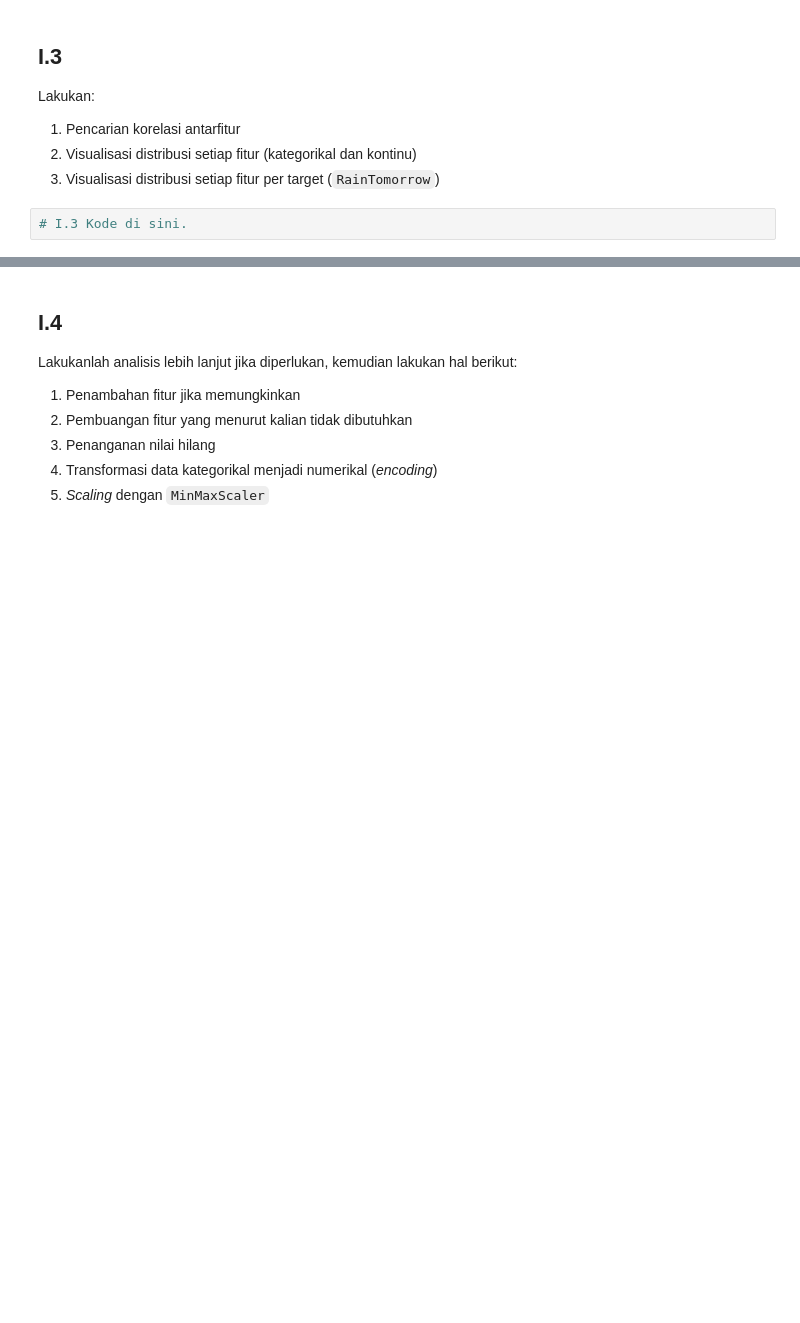
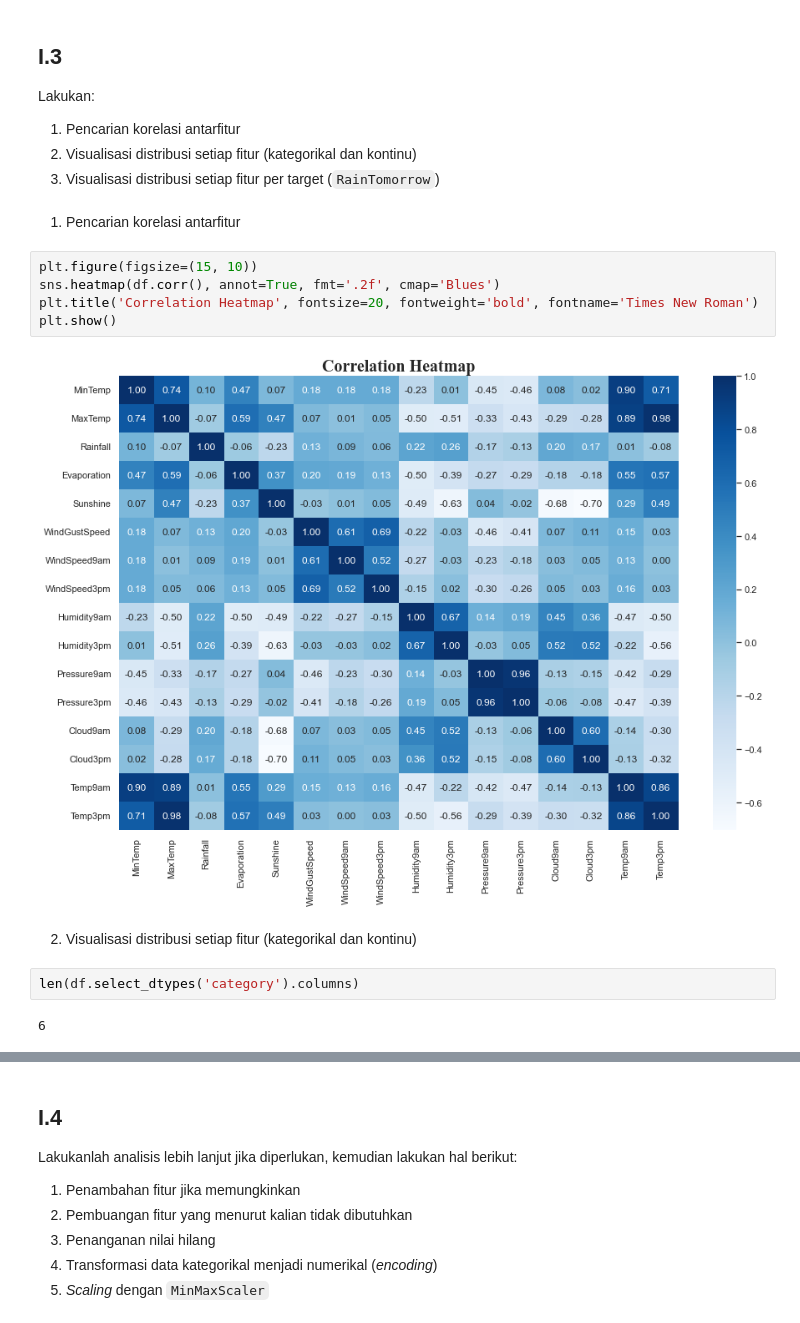
Before and after one commit to ubaidalih/sklearn-exploration, a Jupyter notebook: Tugas_Prapraktikum_IF3270.ipynb, the cells around one changed output, grey strips where cells are left out. Drawn from its saved outputs; the diff is of its cells as text; blank space fills up the shorter version.

```diff
--- a/Tugas_Prapraktikum_IF3270.ipynb
+++ b/Tugas_Prapraktikum_IF3270.ipynb
@@ -217,5 +217,18 @@ Lakukan:
 1. Pencarian korelasi antarfitur
 2. Visualisasi distribusi setiap fitur (kategorikal dan kontinu)
 3. Visualisasi distribusi setiap fitur per target (`RainTomorrow`)
-# %%
-# I.3 Kode di sini.
+# %% [markdown]
+1. Pencarian korelasi antarfitur
+# %%
+plt.figure(figsize=(15, 10))
+sns.heatmap(df.corr(), annot=True, fmt='.2f', cmap='Blues')
+plt.title('Correlation Heatmap', fontsize=20, fontweight='bold', fontname='Times New Roman')
+plt.show()
+# %% [output]
+[figure, added]
+# %% [markdown]
+2. Visualisasi distribusi setiap fitur (kategorikal dan kontinu)
+# %%
+len(df.select_dtypes('category').columns)
+# %% [output]
+6
```
Also changed, not shown: parts of 5 cells of this notebook.
